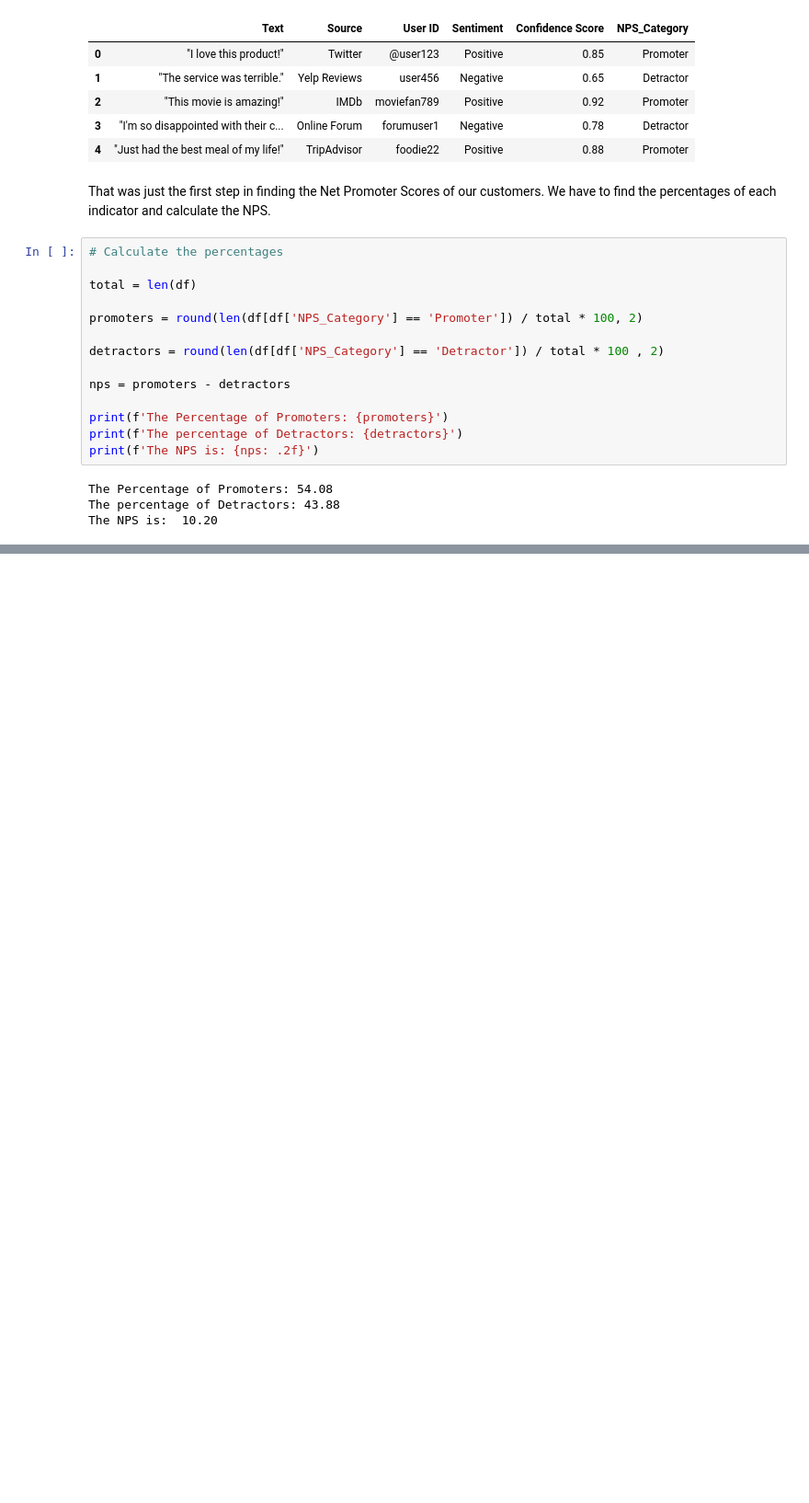
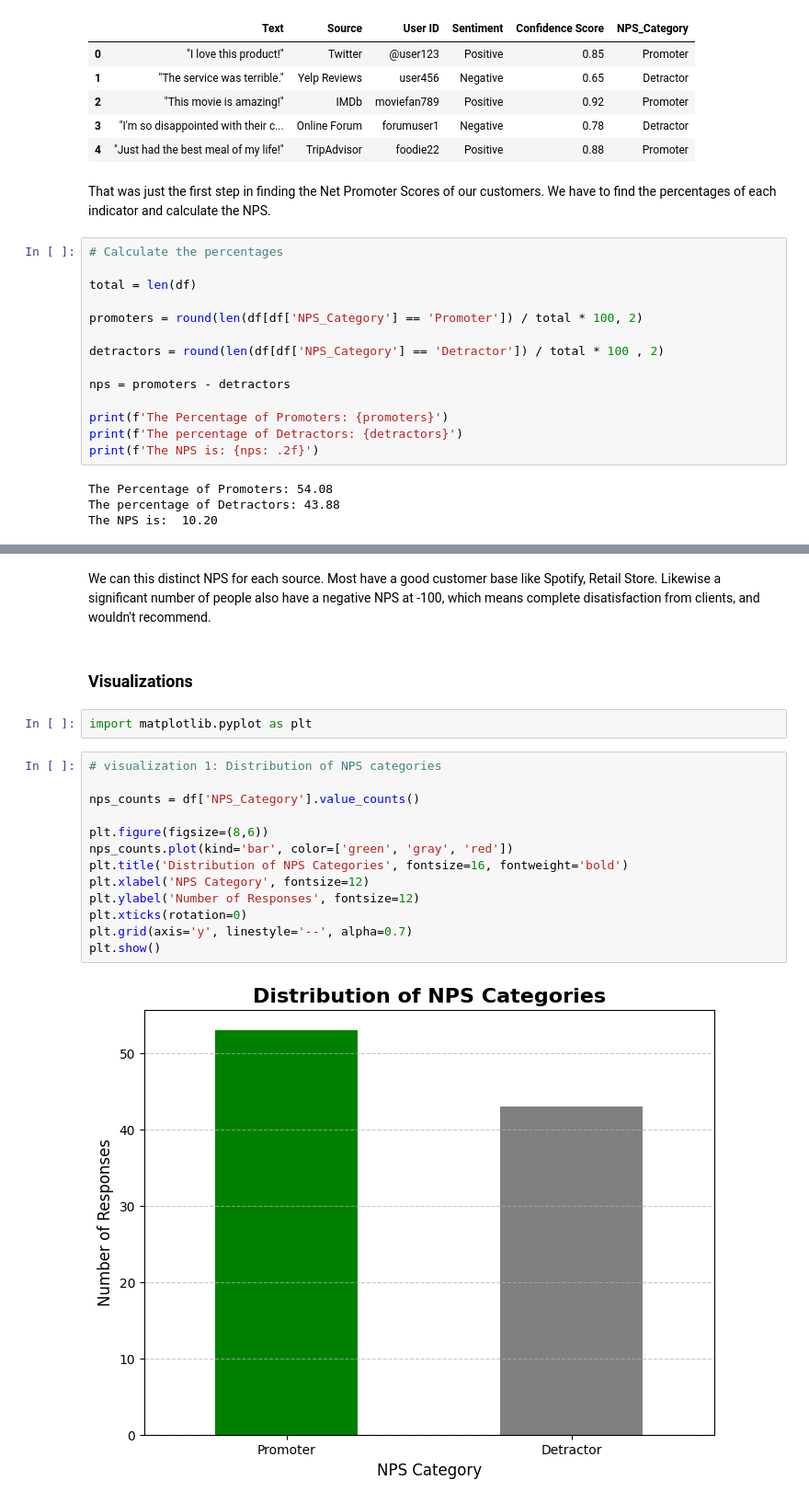
Before and after one commit to nuelwhite/Data-Engineering-Portfolio, a Jupyter notebook: customer_sentiments_eda.ipynb, the cells around one changed output, grey strips where cells are left out. Shown: that part at 92% size. Cells and saved outputs as stored; diff of their text form; blank space fills up the shorter version.

Commit message:
Add data visualizations * Distribution of NPS Category * NPS by Source * Sentiment Trend over time

```diff
--- a/customer_sentiments_eda.ipynb
+++ b/customer_sentiments_eda.ipynb
@@ -170,0 +202,21 @@ The NPS is:  10.20
+# %% [markdown]
+We can this distinct NPS for each source. Most have a good customer base like Spotify, Retail Store. Likewise a significant number of people also have a negative NPS at -100, which means complete disatisfaction from clients, and wouldn't recommend.
+# %% [markdown]
+### Visualizations
+# %%
+import matplotlib.pyplot as plt
+# %%
+# visualization 1: Distribution of NPS categories
+
+nps_counts = df['NPS_Category'].value_counts()
+
+plt.figure(figsize=(8,6))
+nps_counts.plot(kind='bar', color=['green', 'gray', 'red'])
+plt.title('Distribution of NPS Categories', fontsize=16, fontweight='bold')
+plt.xlabel('NPS Category', fontsize=12)
+plt.ylabel('Number of Responses', fontsize=12)
+plt.xticks(rotation=0)
+plt.grid(axis='y', linestyle='--', alpha=0.7)
+plt.show()
+# %% [output]
+[figure, added]
```
Also changed, not shown: parts of 5 cells of this notebook.
